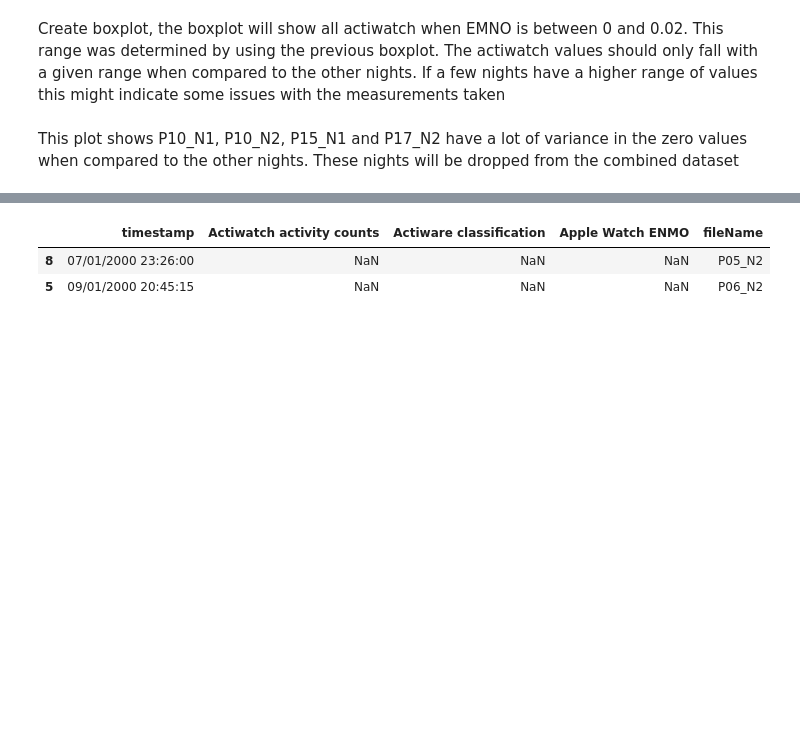
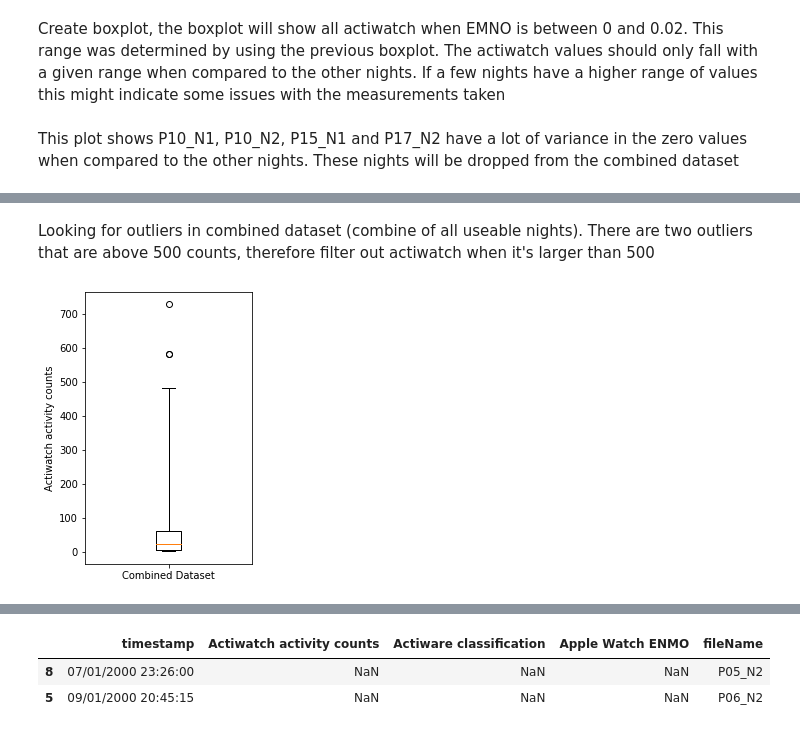
Before and after one commit to nishisandali/IFN646_Project, a Jupyter notebook: alice_preprocess.ipynb, the cells around one changed output, grey strips where cells are left out. Saved outputs shown, nothing was run; the diff lists cells and outputs as text; code cells hidden in the pictures; blank space fills up the shorter version.

```diff
--- a/alice_preprocess.ipynb
+++ b/alice_preprocess.ipynb
@@ -129,3 +88,6 @@ final_df = pd.concat(frames)
+# %%
+final_df = final_df.loc[final_df['Actiwatch activity counts'] < 500]
+final_df = final_df.loc[final_df['Apple Watch ENMO'] < 1.0]
 # %% [markdown]
 Remove nights P10_N1, P10_N2, P17_N2 and P15_N1 (justification below)
 # %%
@@ -217,0 +183,12 @@ final_df['Apple Watch ENMO'].isnull().sum()
+# %% [markdown]
+Looking for outliers in combined dataset (combine of all useable nights). There are two outliers that are above 500 counts, therefore filter out actiwatch when it's larger than 500
+# %%
+filter_final_df_drops = filtered_final_df.dropna().copy()
+filter_final_df_drops = filter_final_df_drops[filter_final_df_drops['Actiwatch activity counts'] != 0 ]
+plt.rcParams["figure.figsize"] = (3,5)
+plt.boxplot(filter_final_df_drops['Actiwatch activity counts'], whis=8)
+plt.xticks([1], ['Combined Dataset'])
+plt.ylabel('Actiwatch activity counts')
+plt.show()
+# %% [output]
+[figure, added]
```
Also changed, not shown: parts of 13 cells of this notebook, 2 other files.
